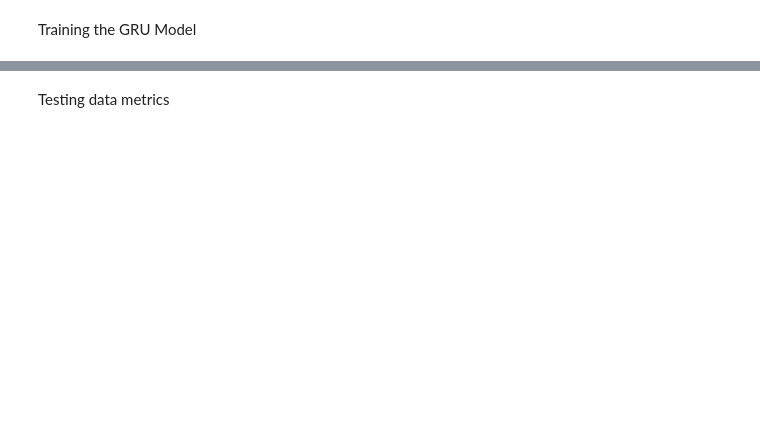
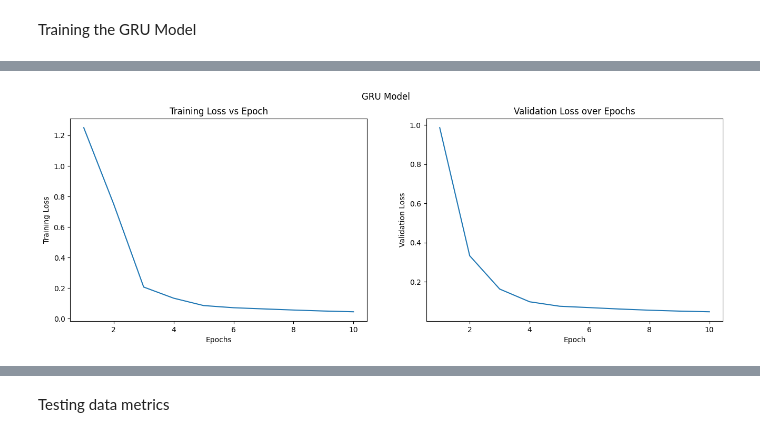
Before and after one commit to RaghavSakhuja/NLP-Assignments, a Jupyter notebook: Assignment2/RunnerCodeQ2.ipynb, the cells around one changed output, grey strips where cells are left out. Saved outputs shown, nothing was run; the diff lists cells and outputs as text; code cells hidden in the pictures; blank space fills up the shorter version.

Commit message:
Training Loss and Validation Loss graphs, saving and loading models
Co-authored-by: oberoir080 <oberoir080@gmail.com>
Co-authored-by: ShiveshGit <shivesh21286@iiitd.ac.in>

```diff
--- a/Assignment2/RunnerCodeQ2.ipynb
+++ b/Assignment2/RunnerCodeQ2.ipynb
@@ -61,6 +59,41 @@ def find_vocab(dataset):
             lst.append(j)
     st = set(lst)
     return st
+# %%
+def draw_loss_graph(model,title):
+    train_loss = model.history['loss']
+    val_loss = model.history['val_loss']
+
+    x = [i+1 for i in range(len(train_loss))]
+    train_y = train_loss
+    val_y = val_loss
+
+    fig, axes = plt.subplots(1,2,figsize = (16,5))
+    # plt.subplots(axes = (2,1))
+    axes[0].plot(x,train_y)
+    axes[0].set_title('Training Loss vs Epoch')
+    axes[0].set_xlabel('Epochs')
+    axes[0].set_ylabel('Training Loss')
+
+    axes[1].plot(x,val_y)
+    axes[1].set_title('Validation Loss over Epochs')
+    axes[1].set_xlabel('Epoch')
+    axes[1].set_ylabel('Validation Loss')
+
+    plt.suptitle(title)
+
+
+    plt.show()
+# %%
+def save_model(model, name, embedding, task):
+    with open(f'Saved_Models/{task}_{name}_{embedding}.pkl', 'wb') as file:
+        pickle.dump(model, file)
+# %%
+def load_model(file_name):
+    with open(f'{file_name}', 'rb') as file:
+        loaded_model = pickle.load(file)
+
+    return loaded_model
 # %% [markdown]
 Reading ATE JSON Files
 # %%
@@ -308,0 +342,6 @@ Epoch 10/10
+# %%
+draw_loss_graph(gru_training, "GRU Model")
+save_model(gru_model, "GRU","Word2Vec","t2")
+loaded_model = load_model("Saved_Models/t2_GRU_Word2Vec.pkl")
+# %% [output]
+[figure, added]
```
Also changed, not shown: parts of 5 cells of this notebook, 1 other file.
